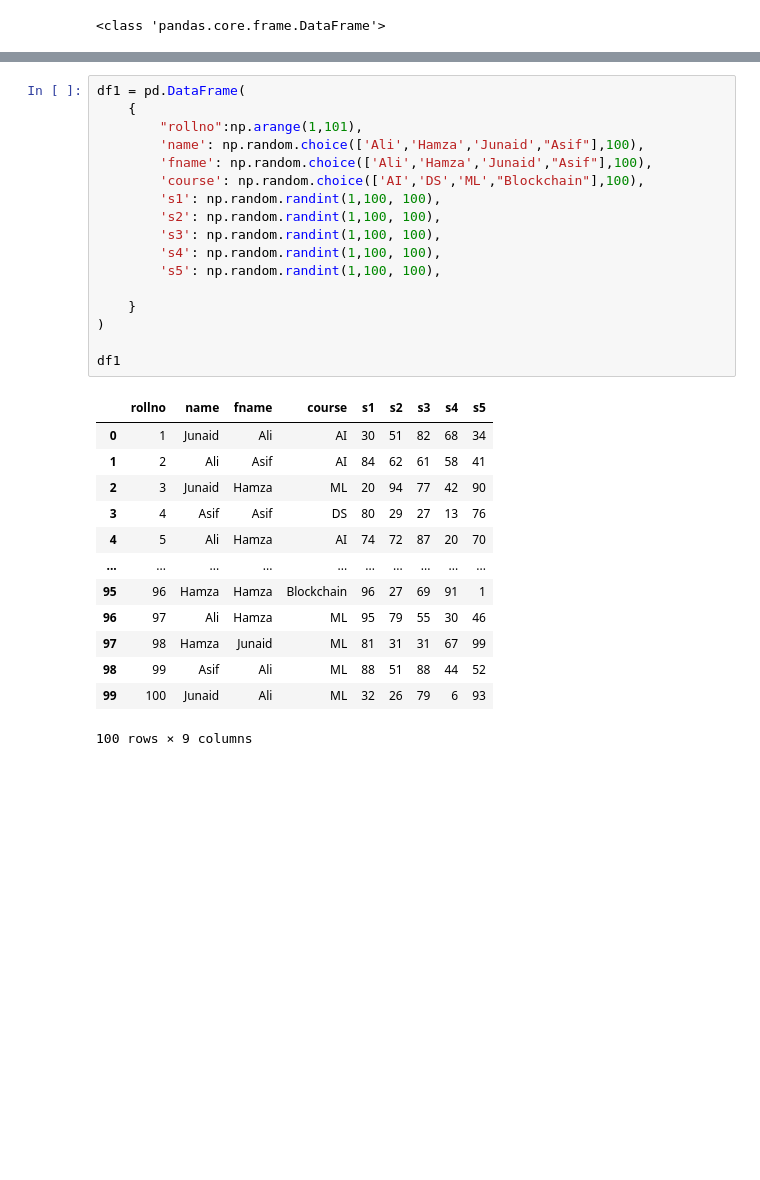
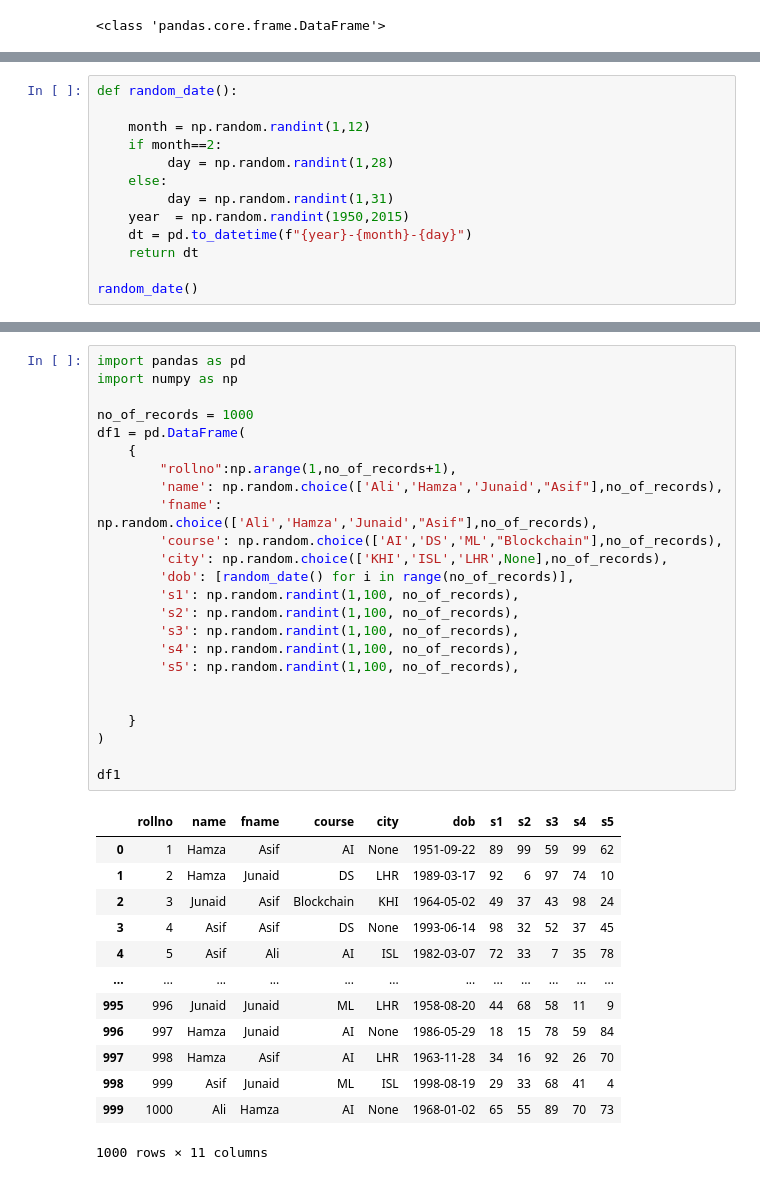
Before and after one commit to EnggQasim/NED_BATCH4_DATA_VIUSALIZATION, a Jupyter notebook: 03_week_pandas/pandas.ipynb, the cells around one changed output, grey strips where cells are left out. Drawn from its saved outputs; the diff is of its cells as text; blank space fills up the shorter version.

```diff
--- a/03_week_pandas/pandas.ipynb
+++ b/03_week_pandas/pandas.ipynb
@@ -407,0 +409,13 @@ print(type(df1))
+# %%
+def random_date():
+
+    month = np.random.randint(1,12)
+    if month==2:
+         day = np.random.randint(1,28)
+    else:
+         day = np.random.randint(1,31)
+    year  = np.random.randint(1950,2015)
+    dt = pd.to_datetime(f"{year}-{month}-{day}")
+    return dt
+
+random_date()
@@ -408,31 +424,38 @@ print(type(df1))
 # %%
+import pandas as pd
+import numpy as np
+
+no_of_records = 1000
 df1 = pd.DataFrame(
     {
-        "rollno":np.arange(1,101),
-        'name': np.random.choice(['Ali','Hamza','Junaid',"Asif"],100),
-        'fname': np.random.choice(['Ali','Hamza','Junaid',"Asif"],100),
-        'course': np.random.choice(['AI','DS','ML',"Blockchain"],100),
-        's1': np.random.randint(1,100, 100),
-        's2': np.random.randint(1,100, 100),
-        's3': np.random.randint(1,100, 100),
-        's4': np.random.randint(1,100, 100),
-        's5': np.random.randint(1,100, 100),
+        "rollno":np.arange(1,no_of_records+1),
+        'name': np.random.choice(['Ali','Hamza','Junaid',"Asif"],no_of_records),
+        'fname': np.random.choice(['Ali','Hamza','Junaid',"Asif"],no_of_records),
+        'course': np.random.choice(['AI','DS','ML',"Blockchain"],no_of_records),
+        'city': np.random.choice(['KHI','ISL','LHR',None],no_of_records),
+        'dob': [random_date() for i in range(no_of_records)],
+        's1': np.random.randint(1,100, no_of_records),
+        's2': np.random.randint(1,100, no_of_records),
+        's3': np.random.randint(1,100, no_of_records),
+        's4': np.random.randint(1,100, no_of_records),
+        's5': np.random.randint(1,100, no_of_records),
+
 
     }
 )
 
 df1
 # %% [output]
-|  | rollno | name | fname | course | s1 | s2 | s3 | s4 | s5 |
-| 0 | 1 | Junaid | Ali | AI | 30 | 51 | 82 | 68 | 34 |
-| 1 | 2 | Ali | Asif | AI | 84 | 62 | 61 | 58 | 41 |
-| 2 | 3 | Junaid | Hamza | ML | 20 | 94 | 77 | 42 | 90 |
-| 3 | 4 | Asif | Asif | DS | 80 | 29 | 27 | 13 | 76 |
-| 4 | 5 | Ali | Hamza | AI | 74 | 72 | 87 | 20 | 70 |
-| ... | ... | ... | ... | ... | ... | ... | ... | ... | ... |
-| 95 | 96 | Hamza | Hamza | Blockchain | 96 | 27 | 69 | 91 | 1 |
-| 96 | 97 | Ali | Hamza | ML | 95 | 79 | 55 | 30 | 46 |
-| 97 | 98 | Hamza | Junaid | ML | 81 | 31 | 31 | 67 | 99 |
-| 98 | 99 | Asif | Ali | ML | 88 | 51 | 88 | 44 | 52 |
-| 99 | 100 | Junaid | Ali | ML | 32 | 26 | 79 | 6 | 93 |
+|  | rollno | name | fname | course | city | dob | s1 | s2 | s3 | s4 | s5 |
+| 0 | 1 | Hamza | Asif | AI | None | 1951-09-22 | 89 | 99 | 59 | 99 | 62 |
+| 1 | 2 | Hamza | Junaid | DS | LHR | 1989-03-17 | 92 | 6 | 97 | 74 | 10 |
+| 2 | 3 | Junaid | Asif | Blockchain | KHI | 1964-05-02 | 49 | 37 | 43 | 98 | 24 |
+| 3 | 4 | Asif | Asif | DS | None | 1993-06-14 | 98 | 32 | 52 | 37 | 45 |
+| 4 | 5 | Asif | Ali | AI | ISL | 1982-03-07 | 72 | 33 | 7 | 35 | 78 |
+| ... | ... | ... | ... | ... | ... | ... | ... | ... | ... | ... | ... |
+| 995 | 996 | Junaid | Junaid | ML | LHR | 1958-08-20 | 44 | 68 | 58 | 11 | 9 |
+| 996 | 997 | Hamza | Junaid | AI | None | 1986-05-29 | 18 | 15 | 78 | 59 | 84 |
+| 997 | 998 | Hamza | Asif | AI | LHR | 1963-11-28 | 34 | 16 | 92 | 26 | 70 |
+| 998 | 999 | Asif | Junaid | ML | ISL | 1998-08-19 | 29 | 33 | 68 | 41 | 4 |
+| 999 | 1000 | Ali | Hamza | AI | None | 1968-01-02 | 65 | 55 | 89 | 70 | 73 |
-100 rows × 9 columns
+1000 rows × 11 columns
```
Also changed, not shown: parts of 28 cells of this notebook, 2 other files.
